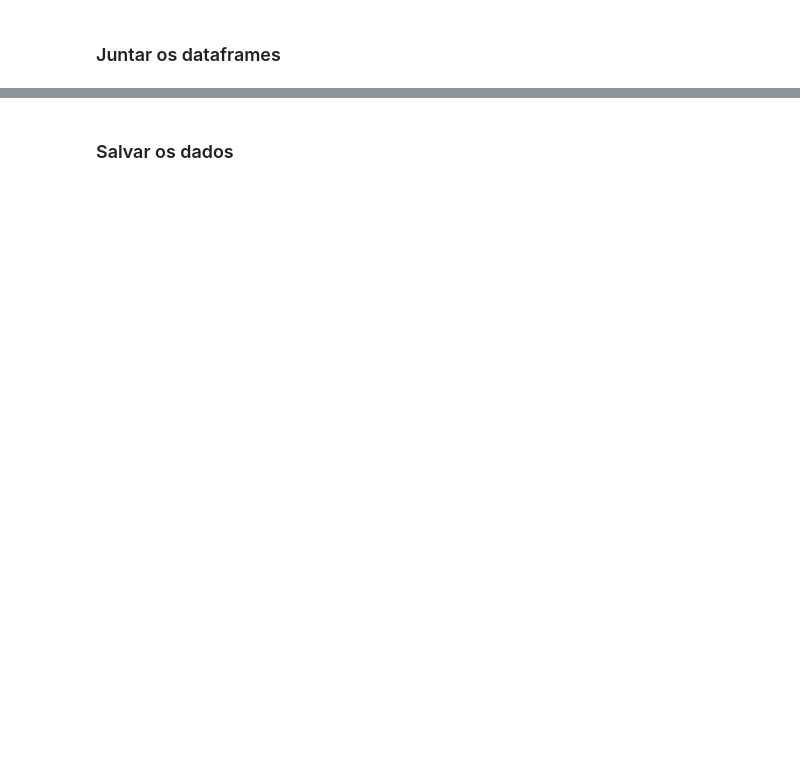
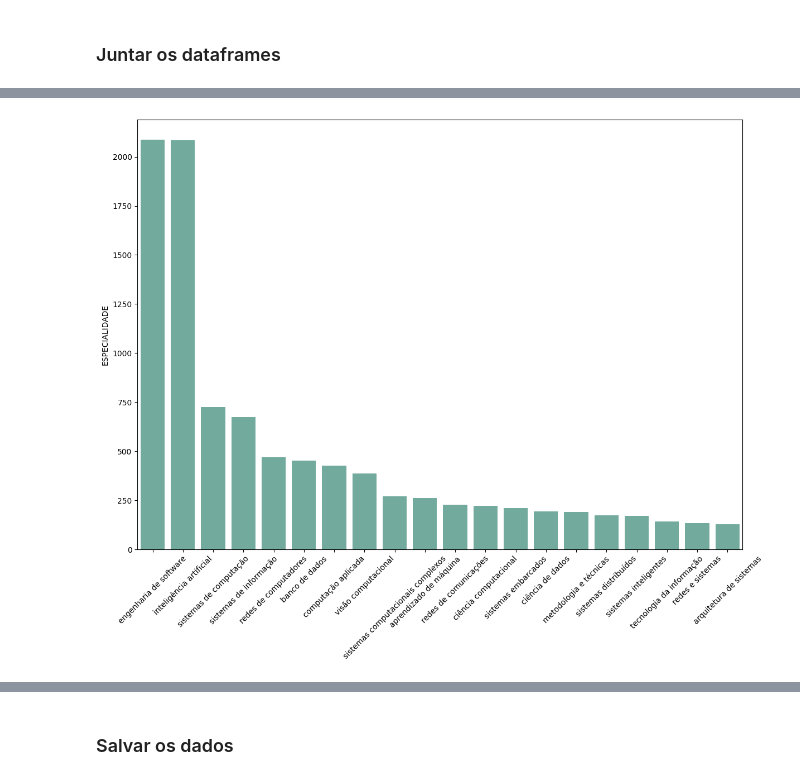
Before and after one commit to jeancarloscc/OrientPOSCOMP-System, a Jupyter notebook: processamento_dados.ipynb, the cells around one changed output, grey strips where cells are left out. Drawn from its saved outputs; the diff is of its cells as text; code cells hidden in the pictures; blank space fills up the shorter version.

```diff
--- a/processamento_dados.ipynb
+++ b/processamento_dados.ipynb
@@ -289,0 +297,13 @@ dataset_juntos['ESPECIALIDADE'].unique()
+# %%
+data_poscomp = substituir_palavras(data_poscomp, ['sistemas inteligentes',
+                                                            'sistemas inteligentes e','sistemas inteligentes.'], 'sistemas inteligentes')
+data_poscomp = substituir_palavras(data_poscomp, ['algoritmos e grafos', 'algoritmos grafos'], 'algoritmos e grafos')
+data_poscomp = substituir_palavras(data_poscomp, ['algoritmos otimização combinatória', 'algoritmos otimização'
+                                                            'algoritmos e combinatória', 'outrasalgoritmos e combinatória',
+                                                            'algoritmos e otimização','algoritmos otimização'], 'algoritmos e combinatória')
+# %%
+data_poscomp = substituir_palavras(data_poscomp,['computação gráfica imagens', 'computação gráfica'],'computação gráfica')
+data_poscomp = substituir_palavras(data_poscomp,['computação aplicada', 'computação aplicada a', 'computação aplicadasistemas de',
+ 'computação aplicada ', 'computação aplicadasistemas', 'computação aplicadainteligência','computação inteligente aplicada'], 'computação aplicada')
+# %%
+data_poscomp['ESPECIALIDADE'] = data_poscomp['ESPECIALIDADE'].apply(remover_e)
@@ -289,0 +316,4 @@ dataset_juntos['ESPECIALIDADE'].unique()
+# %%
+especialidades = data_poscomp['ESPECIALIDADE'].value_counts()[:20]
+especialidades = pd.DataFrame(especialidades)
+especialidades
@@ -289,0 +338,14 @@ dataset_juntos['ESPECIALIDADE'].unique()
+# %%
+plt.figure(figsize=(14, 10))
+
+# plot a bar chart
+sns.barplot(
+    y="ESPECIALIDADE",
+    x=especialidades.index,
+    data=especialidades,
+    color='#69b3a2',
+);
+plt.xticks(rotation=45);
+plt.savefig('espec.png', dpi = 300, bbox_inches='tight')
+# %% [output]
+[figure, added]
```
Also changed, not shown: parts of 65 cells of this notebook, 56 other files.
